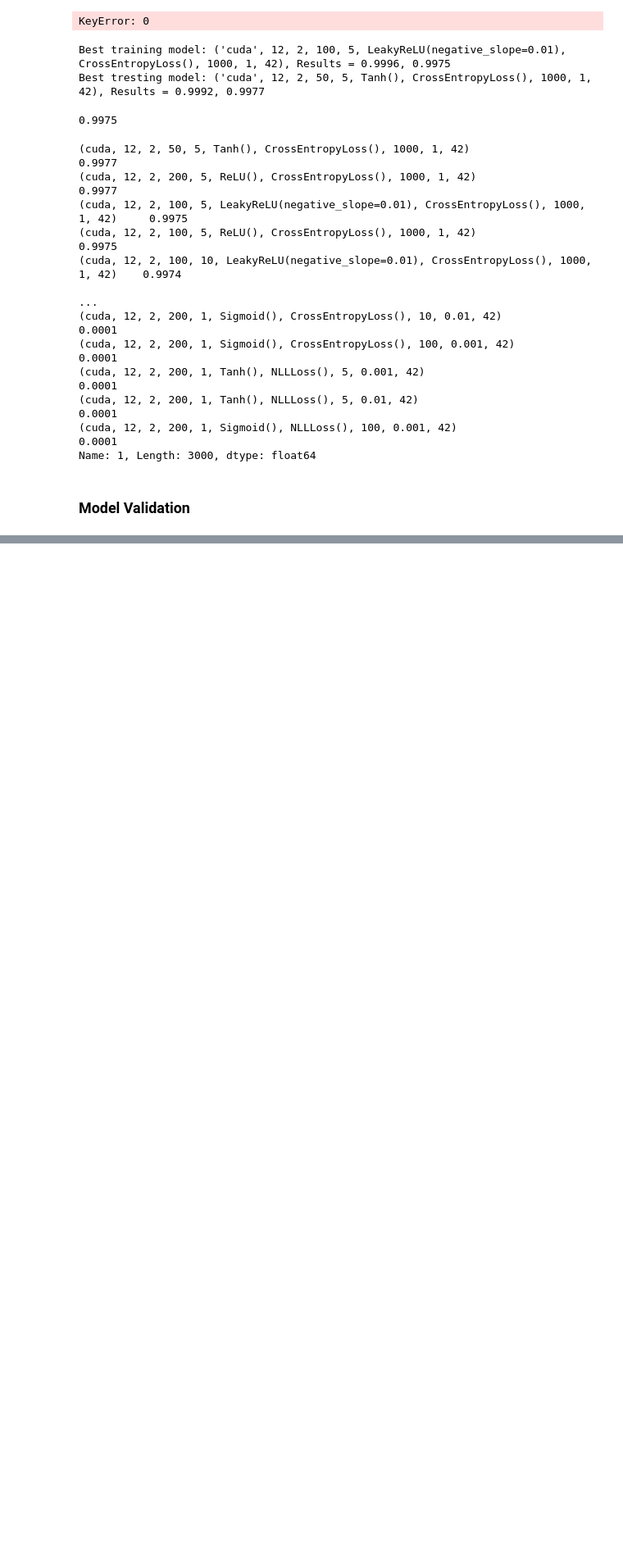
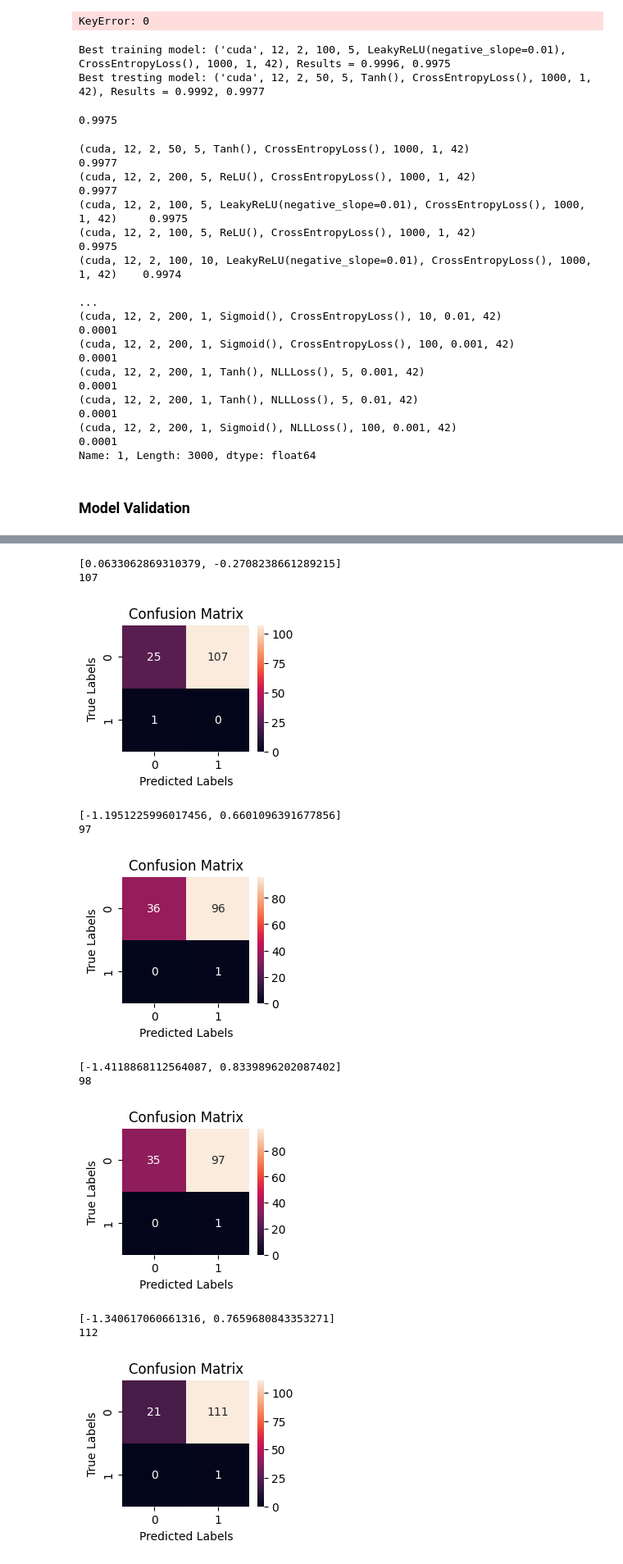
Before and after one commit to Marchand-Lab-Capstone/XenoFind, a Jupyter notebook: lib/xf_prelims/consensus-to-.ipynb, the cells around one changed output, grey strips where cells are left out. Shown at 82% size. Saved outputs shown, nothing was run; the diff lists cells and outputs as text; code cells hidden in the pictures; blank space fills up the shorter version.

```diff
--- a/lib/xf_prelims/consensus-to-.ipynb
+++ b/lib/xf_prelims/consensus-to-.ipynb
@@ -528,0 +584,36 @@ Training misclassified/strand: -2.696251392364502, Testing misclassified/strand:
+# %%
+for j in range(10):
+    test_consensus = feature_read_list[j]
+                                #pca.transform()
+    strand_features = torch.tensor(pca.transform(test_consensus.loc[:, test_consensus.columns != 'XNA_PRESENT'])).type(torch.float).to(device)
+    strand_labels = torch.tensor(np.asarray(test_consensus['XNA_PRESENT'])).type(torch.LongTensor).to(device)
+    strand_logits = PTmodel.model(strand_features)
+
+    strand_predictions = torch.softmax(strand_logits, dim=1).argmax(dim=1)
+    print(strand_logits[66].tolist())
+    predictions = strand_predictions.tolist()
+    trues = strand_labels.tolist()
+    pred_series=pd.Series(predictions)
+
+    from sklearn.metrics import confusion_matrix
+    cm = confusion_matrix(trues, predictions)
+    fig, ax = plt.subplots(1, figsize=(2.5, 2))
+    sns.heatmap(cm, annot=True, fmt='g', ax=ax)
+    ax.set_xlabel("Predicted Labels")
+    ax.set_ylabel("True Labels")
+    ax.set_title("Confusion Matrix")
+    print(len(pred_series[pred_series> 0].index.tolist()))
+    plt.show()
+# %% [output]
+[0.0633062869310379, -0.2708238661289215]
+107
+[figure, added]
+[-1.1951225996017456, 0.6601096391677856]
+97
+[figure, added]
+[-1.4118868112564087, 0.8339896202087402]
+98
+[figure, added]
+[-1.340617060661316, 0.7659680843353271]
+112
+[figure, added]
```
Also changed, not shown: parts of 14 cells of this notebook, 1 other file.
